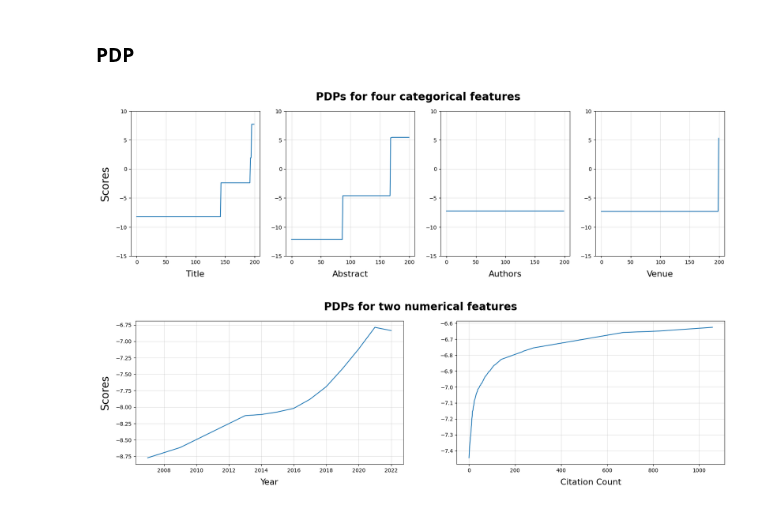
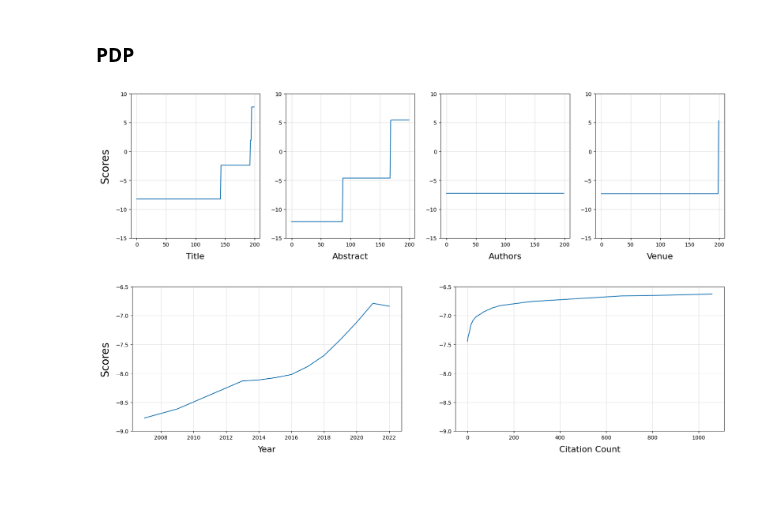
Before and after one commit to youyinnn/s2search, a Jupyter notebook: pipelining/pdp-exp1/pdp-exp1_cslg-rand-200_plotting.ipynb, the cells around one changed output. Saved outputs shown, nothing was run; the diff lists cells and outputs as text; code cells hidden in the pictures.

Commit message:
re plotting

```diff
--- a/pipelining/pdp-exp1/pdp-exp1_cslg-rand-200_plotting.ipynb
+++ b/pipelining/pdp-exp1/pdp-exp1_cslg-rand-200_plotting.ipynb
@@ -121,7 +124,7 @@ numerical_plot_conf = [
 def pdp_plot(confs, title):
     fig, axes = plt.subplots(nrows=1, ncols=len(confs), figsize=(20, 5), dpi=100)
     subplot_idx = 0
-    plt.suptitle(title, fontsize=20, fontweight='bold')
+    # plt.suptitle(title, fontsize=20, fontweight='bold')
     # plt.autoscale(False)
     for conf in confs:
         axess = axes if len(confs) == 1 else axes[subplot_idx]
@@ -135,33 +138,33 @@ def pdp_plot(confs, title):
         axess.set_xlabel(conf['xlabel'], fontsize=16, labelpad=10)
 
         if not (conf['pdp_xy']['weird']):
             if (conf['pdp_xy']['numerical']):
-                # axess.set_ylim([-1, 3])
+                axess.set_ylim([-9, -6.5])
                 pass
             else:
                 axess.set_ylim([-15, 10])
                 pass
 
         if 'zoom' in conf:
             axins = axess.inset_axes(conf['zoom']['inset_axes'])
             axins.plot(conf['pdp_xy']['x'], conf['pdp_xy']['y'])
             axins.set_xlim(conf['zoom']['x_limit'])
             axins.set_ylim(conf['zoom']['y_limit'])
             axins.grid(alpha=0.3)
             rectpatch, connects = axess.indicate_inset_zoom(axins)
             connects[0].set_visible(conf['zoom']['connects'][0])
             connects[1].set_visible(conf['zoom']['connects'][1])
             connects[2].set_visible(conf['zoom']['connects'][2])
             connects[3].set_visible(conf['zoom']['connects'][3])
 
         subplot_idx += 1
 
 pdp_plot(categorical_plot_conf, "PDPs for four categorical features")
 plt.savefig(os.path.join('.', 'plot', f'{sample_name}-categorical.png'), facecolor='white', transparent=False, bbox_inches='tight')
 
 # second fig
 pdp_plot(numerical_plot_conf, "PDPs for two numerical features")
 plt.savefig(os.path.join('.', 'plot', f'{sample_name}-numerical.png'), facecolor='white', transparent=False, bbox_inches='tight')
 # %% [output]
-[figure, old version]
+[figure, new version]
-[figure, old version]
+[figure, new version]
```
Also changed, not shown: parts of 1 cell of this notebook, 42 other files.
